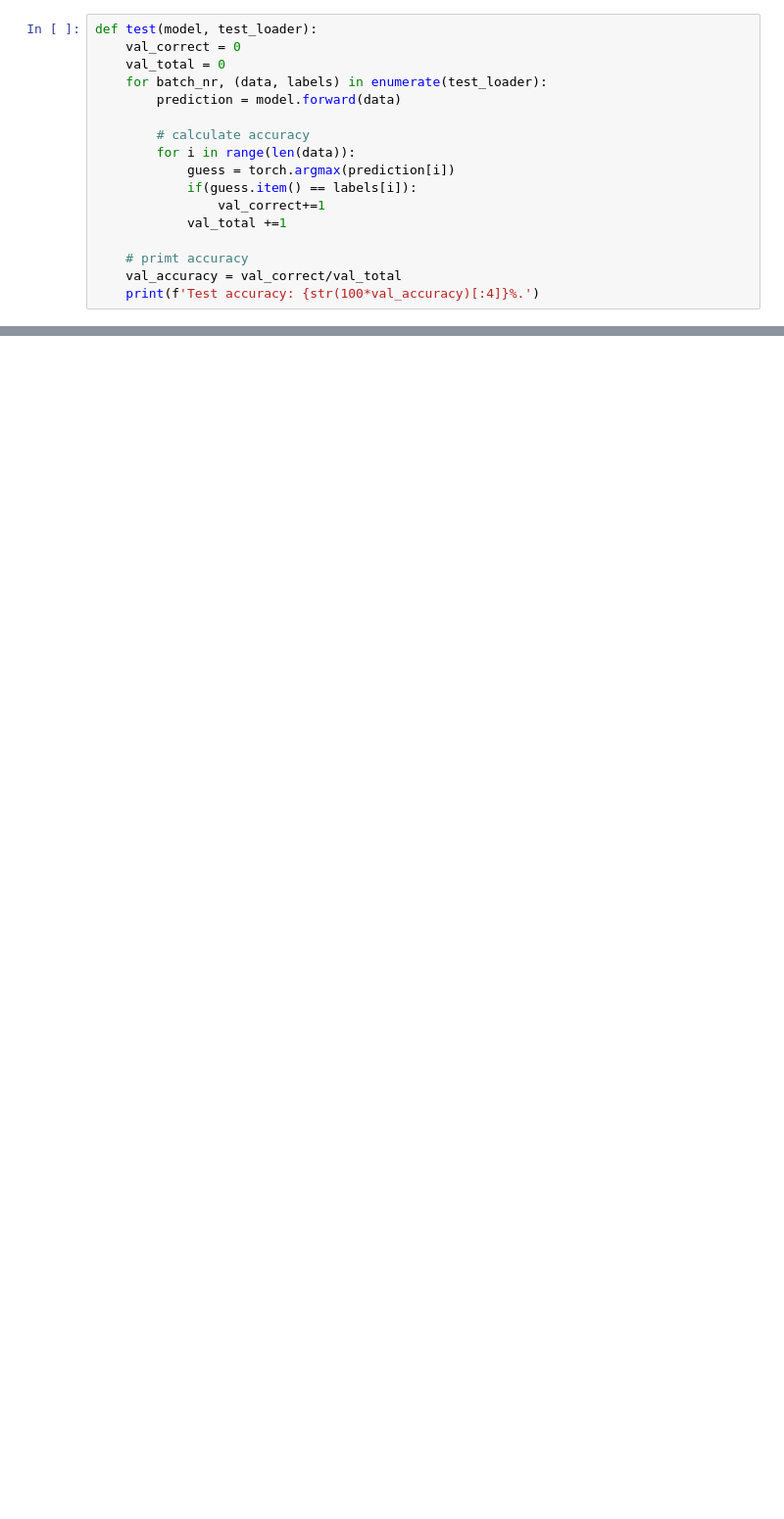
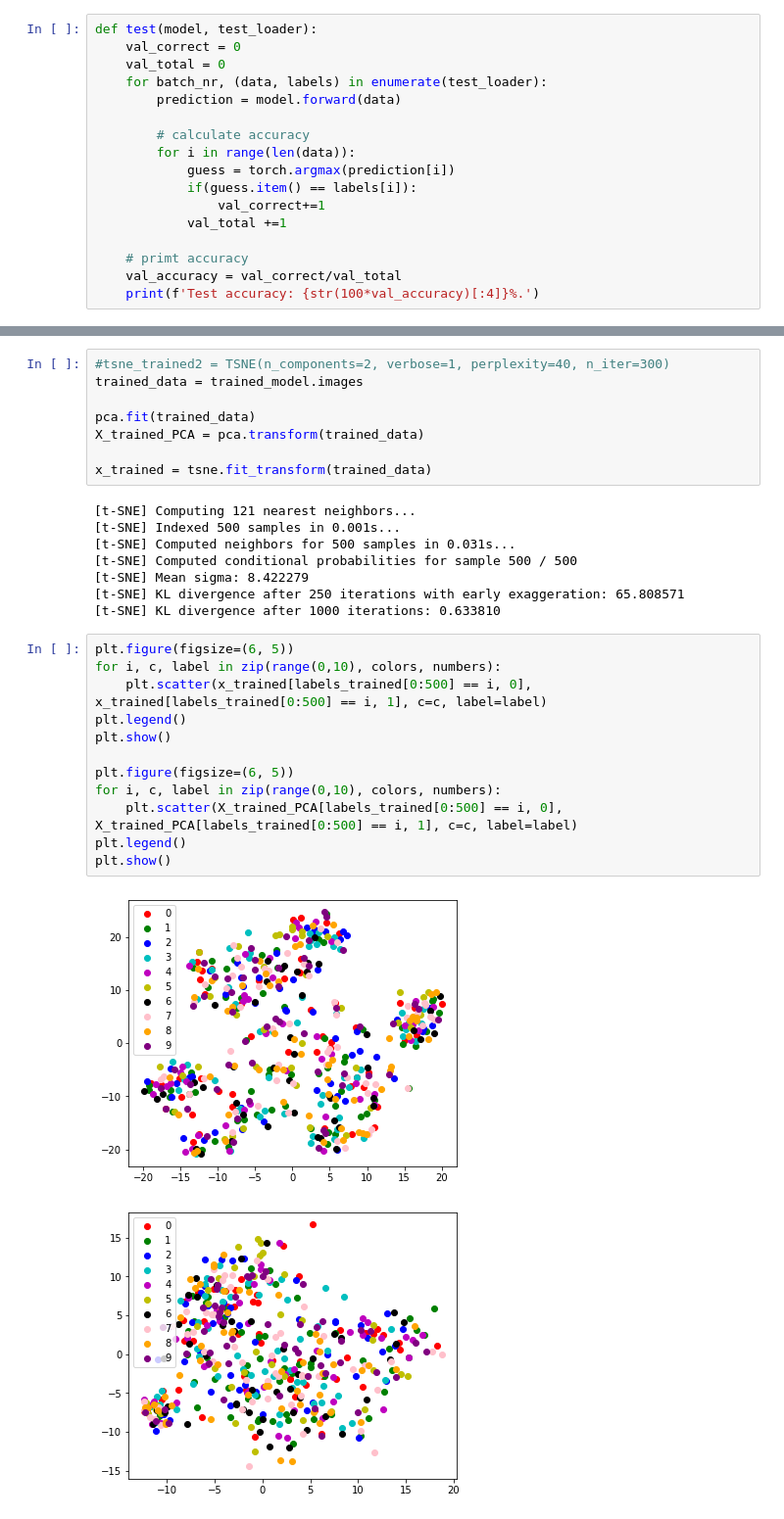
Before and after one commit to oliolo/D7047E-Advanced-DL, a Jupyter notebook: Labs/Lab-3/Exercise-3.ipynb, the cells around one changed output, grey strips where cells are left out. Shown at 98% size. Drawn from its saved outputs; the diff is of its cells as text; blank space fills up the shorter version.

```diff
--- a/Labs/Lab-3/Exercise-3.ipynb
+++ b/Labs/Lab-3/Exercise-3.ipynb
@@ -150,0 +292,31 @@ for param in trained_resnet_fe.parameters():
+# %%
+#tsne_trained2 = TSNE(n_components=2, verbose=1, perplexity=40, n_iter=300)
+trained_data = trained_model.images
+
+pca.fit(trained_data)
+X_trained_PCA = pca.transform(trained_data)
+
+x_trained = tsne.fit_transform(trained_data)
+# %% [output]
+[t-SNE] Computing 121 nearest neighbors...
+[t-SNE] Indexed 500 samples in 0.001s...
+[t-SNE] Computed neighbors for 500 samples in 0.031s...
+[t-SNE] Computed conditional probabilities for sample 500 / 500
+[t-SNE] Mean sigma: 8.422279
+[t-SNE] KL divergence after 250 iterations with early exaggeration: 65.808571
+[t-SNE] KL divergence after 1000 iterations: 0.633810
+# %%
+plt.figure(figsize=(6, 5))
+for i, c, label in zip(range(0,10), colors, numbers):
+    plt.scatter(x_trained[labels_trained[0:500] == i, 0], x_trained[labels_trained[0:500] == i, 1], c=c, label=label)
+plt.legend()
+plt.show()
+
+plt.figure(figsize=(6, 5))
+for i, c, label in zip(range(0,10), colors, numbers):
+    plt.scatter(X_trained_PCA[labels_trained[0:500] == i, 0], X_trained_PCA[labels_trained[0:500] == i, 1], c=c, label=label)
+plt.legend()
+plt.show()
+# %% [output]
+[figure, added]
+[figure, added]
```
Also changed, not shown: parts of 11 cells of this notebook, 2 other files.
